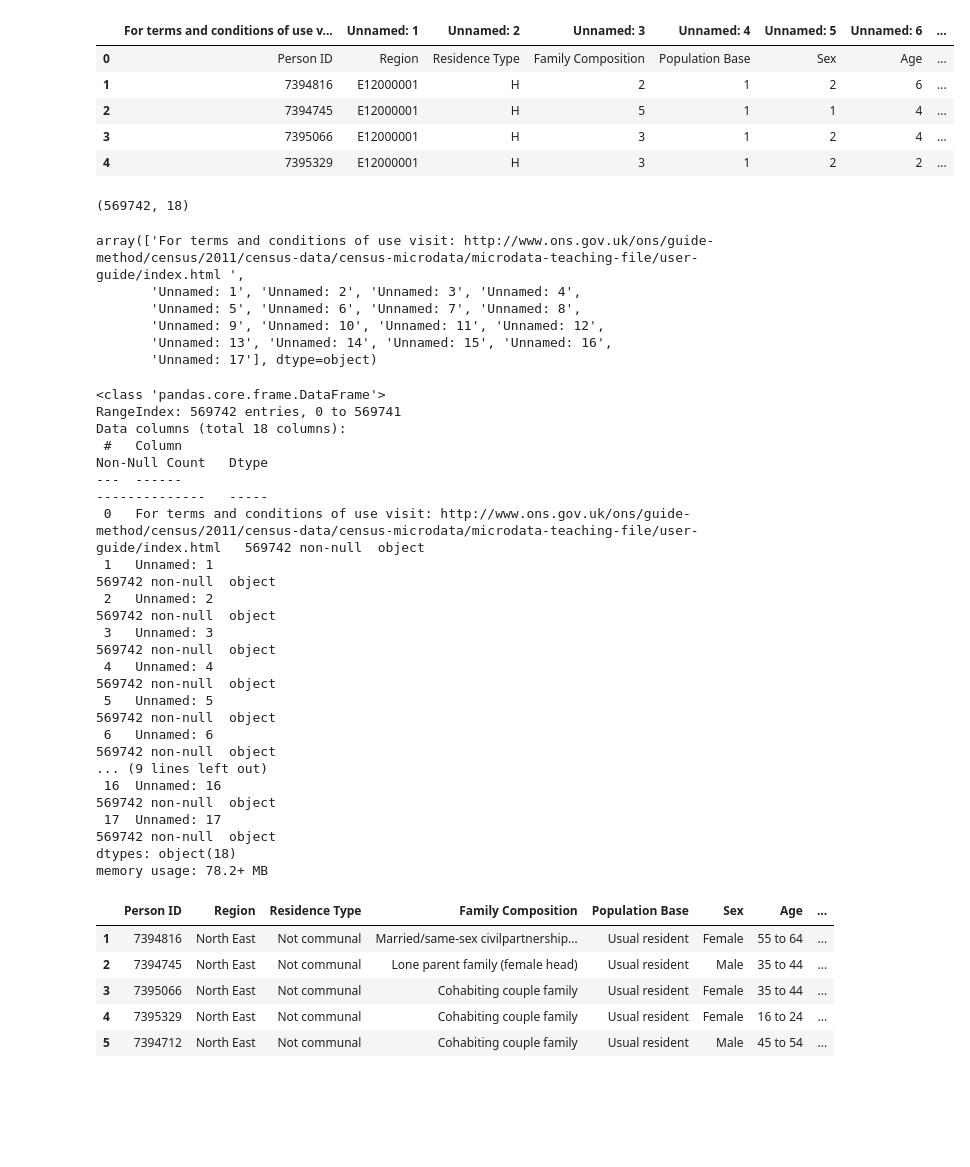
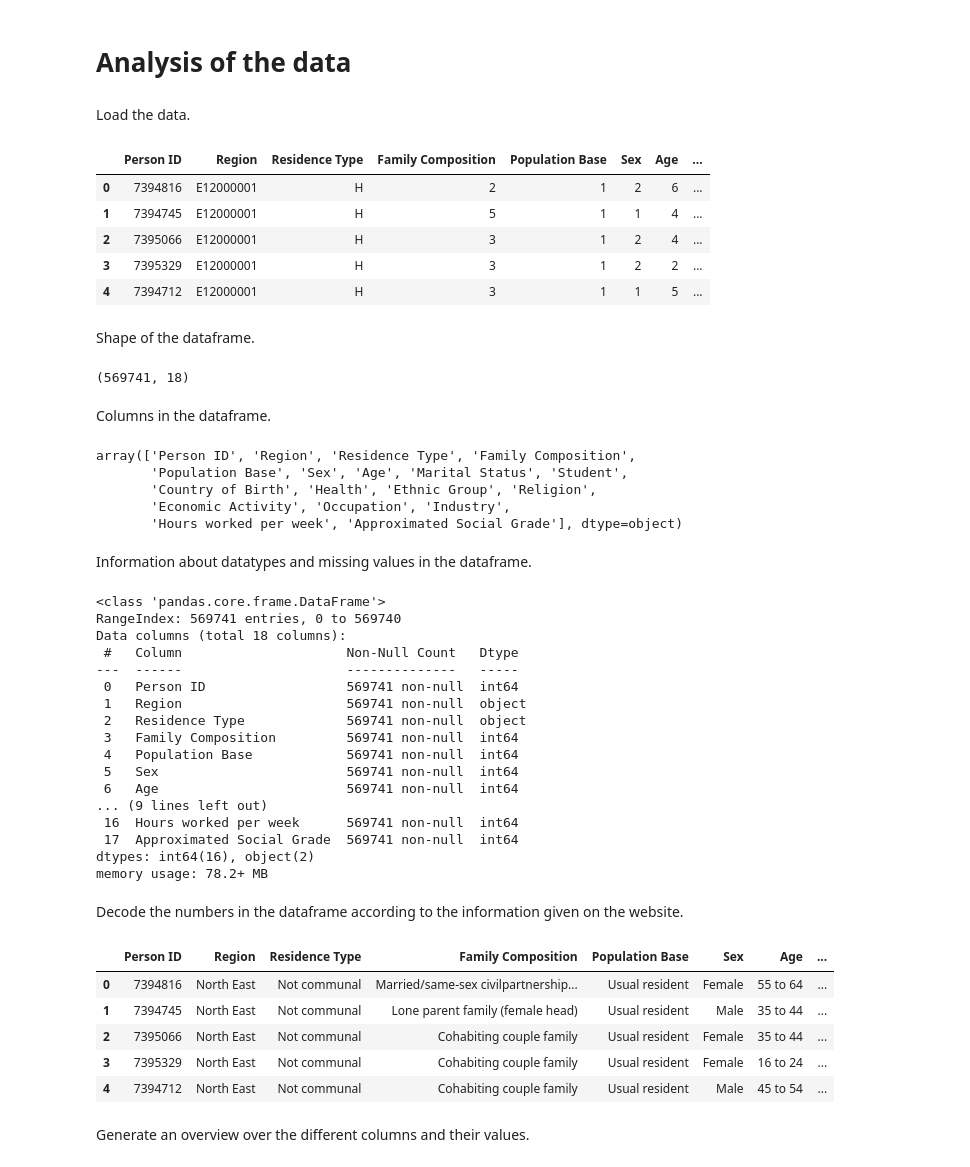
Before and after one commit to robin-bartlett/sample-project-classification, a Jupyter notebook: notebooks/01_exploration.ipynb, the cells around one changed output. Cells and saved outputs as stored; diff of their text form; code cells hidden in the pictures; blank space fills up the shorter version.

```diff
--- a/notebooks/01_exploration.ipynb
+++ b/notebooks/01_exploration.ipynb
@@ -1 +1,3 @@
+# %% [markdown]
+# Analysis of the data
 # %%
@@ -15,56 +12,68 @@ from core.load_data import load_data, initalize_result_df
+# %% [markdown]
+Load the data.
 # %%
+# Read file
 path = '../data/raw/2011 Census Microdata Teaching File.csv'
-df = pd.read_csv(path)
+df = pd.read_csv(path, skiprows= 1)
 df.head()
 # %% [output]
-|  | For terms and conditions of use v... | Unnamed: 1 | Unnamed: 2 | Unnamed: 3 | Unnamed: 4 | Unnamed: 5 | Unnamed: 6 | ... |
-| 0 | Person ID | Region | Residence Type | Family Composition | Population Base | Sex | Age | ... |
-| 1 | 7394816 | E12000001 | H | 2 | 1 | 2 | 6 | ... |
-| 2 | 7394745 | E12000001 | H | 5 | 1 | 1 | 4 | ... |
-| 3 | 7395066 | E12000001 | H | 3 | 1 | 2 | 4 | ... |
-| 4 | 7395329 | E12000001 | H | 3 | 1 | 2 | 2 | ... |
+|  | Person ID | Region | Residence Type | Family Composition | Population Base | Sex | Age | ... |
+| 0 | 7394816 | E12000001 | H | 2 | 1 | 2 | 6 | ... |
+| 1 | 7394745 | E12000001 | H | 5 | 1 | 1 | 4 | ... |
+| 2 | 7395066 | E12000001 | H | 3 | 1 | 2 | 4 | ... |
+| 3 | 7395329 | E12000001 | H | 3 | 1 | 2 | 2 | ... |
+| 4 | 7394712 | E12000001 | H | 3 | 1 | 1 | 5 | ... |
+# %% [markdown]
+Shape of the dataframe.
 # %%
 print(df.shape)
 # %% [output]
-(569742, 18)
+(569741, 18)
+# %% [markdown]
+Columns in the dataframe.
 # %%
 df.iloc[0,:].values.tolist()
 df.columns.values
 # %% [output]
-array(['For terms and conditions of use visit: http://www.ons.gov.uk/ons/guide-method/census/2011/census-data/census-microdata/microdata-teaching-file/user-guide/index.html ',
-       'Unnamed: 1', 'Unnamed: 2', 'Unnamed: 3', 'Unnamed: 4',
-       'Unnamed: 5', 'Unnamed: 6', 'Unnamed: 7', 'Unnamed: 8',
-       'Unnamed: 9', 'Unnamed: 10', 'Unnamed: 11', 'Unnamed: 12',
-       'Unnamed: 13', 'Unnamed: 14', 'Unnamed: 15', 'Unnamed: 16',
-       'Unnamed: 17'], dtype=object)
+array(['Person ID', 'Region', 'Residence Type', 'Family Composition',
+       'Population Base', 'Sex', 'Age', 'Marital Status', 'Student',
+       'Country of Birth', 'Health', 'Ethnic Group', 'Religion',
+       'Economic Activity', 'Occupation', 'Industry',
+       'Hours worked per week', 'Approximated Social Grade'], dtype=object)
+# %% [markdown]
+Information about datatypes and missing values in the dataframe.
 # %%
 df.info()
 # %% [output]
 <class 'pandas.core.frame.DataFrame'>
-RangeIndex: 569742 entries, 0 to 569741
+RangeIndex: 569741 entries, 0 to 569740
 Data columns (total 18 columns):
- #   Column                                                                                                                                                                 Non-Null Count   Dtype
----  ------                                                                                                                                                                 --------------   -----
- 0   For terms and conditions of use visit: http://www.ons.gov.uk/ons/guide-method/census/2011/census-data/census-microdata/microdata-teaching-file/user-guide/index.html   569742 non-null  object
- 1   Unnamed: 1                                                                                                                                                             569742 non-null  object
- 2   Unnamed: 2                                                                                                                                                             569742 non-null  object
- 3   Unnamed: 3                                                                                                                                                             569742 non-null  object
- 4   Unnamed: 4                                                                                                                                                             569742 non-null  object
- 5   Unnamed: 5                                                                                                                                                             569742 non-null  object
- 6   Unnamed: 6                                                                                                                                                             569742 non-null  object
+ #   Column                     Non-Null Count   Dtype
+---  ------                     --------------   -----
+ 0   Person ID                  569741 non-null  int64
+ 1   Region                     569741 non-null  object
+ 2   Residence Type             569741 non-null  object
+ 3   Family Composition         569741 non-null  int64
+ 4   Population Base            569741 non-null  int64
+ 5   Sex                        569741 non-null  int64
+ 6   Age                        569741 non-null  int64
 ... (9 lines left out)
- 16  Unnamed: 16                                                                                                                                                            569742 non-null  object
- 17  Unnamed: 17                                                                                                                                                            569742 non-null  object
-dtypes: object(18)
+ 16  Hours worked per week      569741 non-null  int64
+ 17  Approximated Social Grade  569741 non-null  int64
+dtypes: int64(16), object(2)
 memory usage: 78.2+ MB
+# %% [markdown]
+Decode the numbers in the dataframe according to the information given on the website.
 # %%
 df_decoded = decoding_numbers(df)
 df_decoded.head()
 # %% [output]
 |  | Person ID | Region | Residence Type | Family Composition | Population Base | Sex | Age | ... |
-| 1 | 7394816 | North East | Not communal | Married/same-sex civilpartnership... | Usual resident | Female | 55 to 64 | ... |
-| 2 | 7394745 | North East | Not communal | Lone parent family (female head) | Usual resident | Male | 35 to 44 | ... |
-| 3 | 7395066 | North East | Not communal | Cohabiting couple family | Usual resident | Female | 35 to 44 | ... |
-| 4 | 7395329 | North East | Not communal | Cohabiting couple family | Usual resident | Female | 16 to 24 | ... |
-| 5 | 7394712 | North East | Not communal | Cohabiting couple family | Usual resident | Male | 45 to 54 | ... |
+| 0 | 7394816 | North East | Not communal | Married/same-sex civilpartnership... | Usual resident | Female | 55 to 64 | ... |
+| 1 | 7394745 | North East | Not communal | Lone parent family (female head) | Usual resident | Male | 35 to 44 | ... |
+| 2 | 7395066 | North East | Not communal | Cohabiting couple family | Usual resident | Female | 35 to 44 | ... |
+| 3 | 7395329 | North East | Not communal | Cohabiting couple family | Usual resident | Female | 16 to 24 | ... |
+| 4 | 7394712 | North East | Not communal | Cohabiting couple family | Usual resident | Male | 45 to 54 | ... |
+# %% [markdown]
+Generate an overview over the different columns and their values.
 # %%
```
Also changed, not shown: parts of 16 cells of this notebook, 3 other files.
